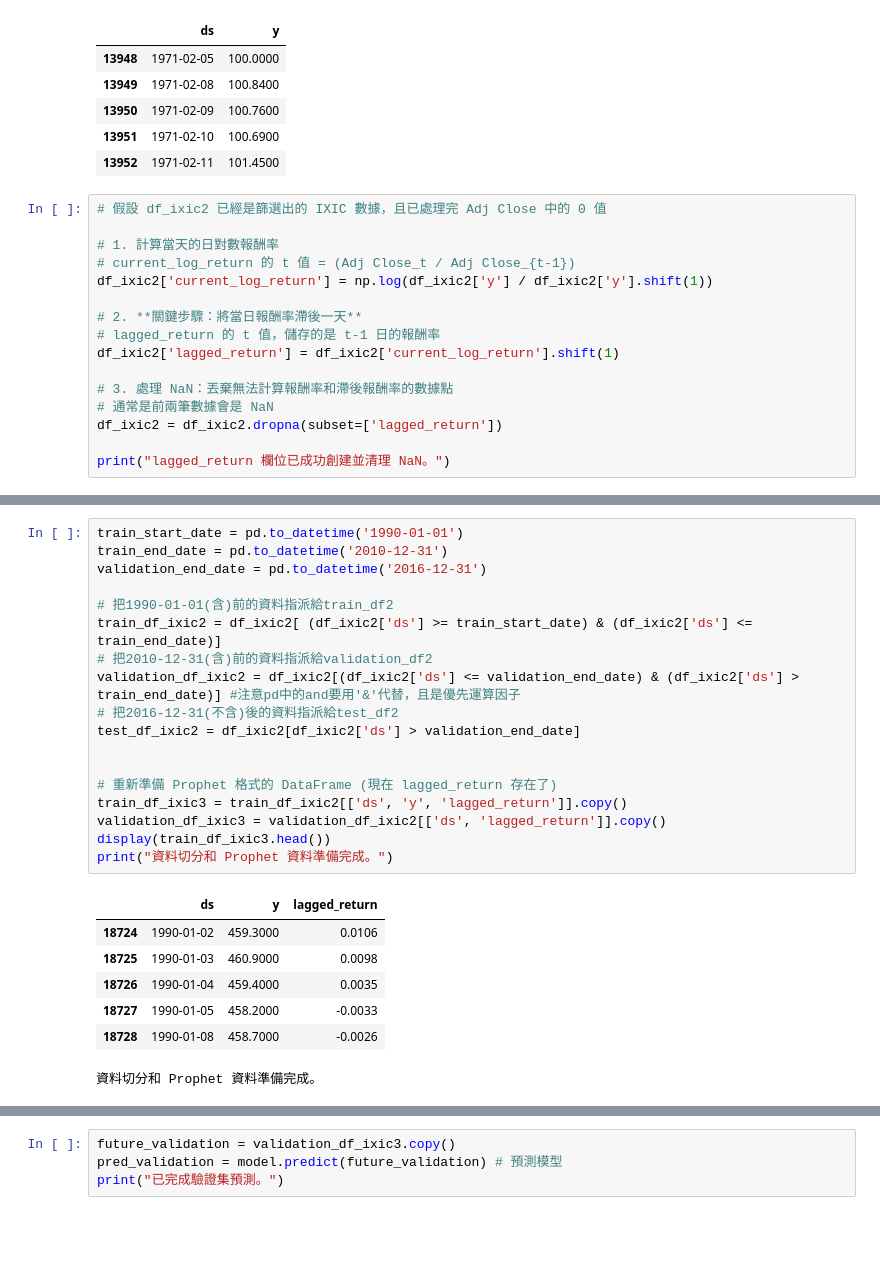
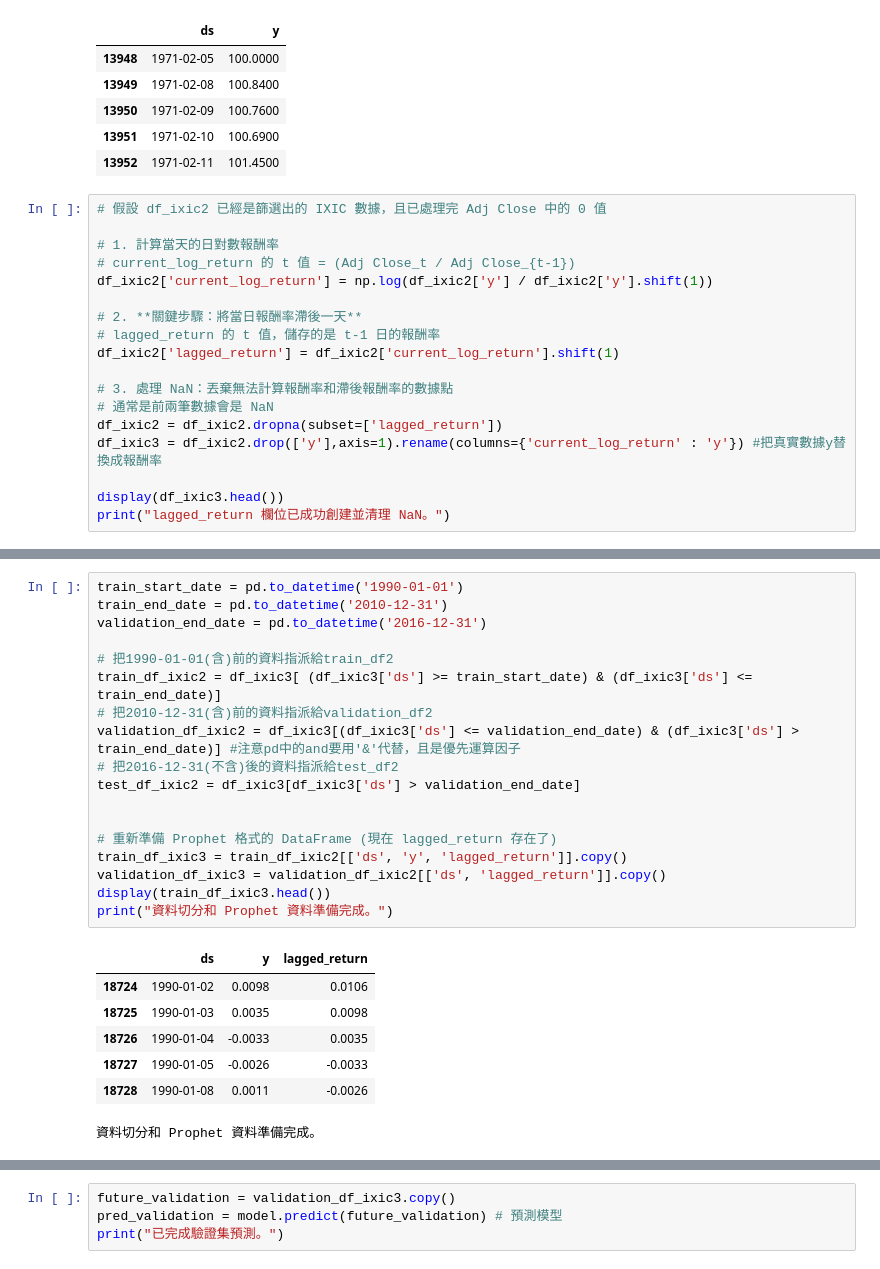
Before and after one commit to GaudiKao/learn-python-by-doing, a Jupyter notebook: Data_Structures&Alogrithms/證券交易所數據分類指數分析.ipynb, the cells around one changed output, grey strips where cells are left out. Cells and saved outputs as stored; diff of their text form; blank space fills up the shorter version.

```diff
--- a/Data_Structures&Alogrithms/證券交易所數據分類指數分析.ipynb
+++ b/Data_Structures&Alogrithms/證券交易所數據分類指數分析.ipynb
@@ -109,6 +109,8 @@ df_ixic2['lagged_return'] = df_ixic2['current_log_return'].shift(1)
 # 3. 處理 NaN：丟棄無法計算報酬率和滯後報酬率的數據點
 # 通常是前兩筆數據會是 NaN
 df_ixic2 = df_ixic2.dropna(subset=['lagged_return'])
+df_ixic3 = df_ixic2.drop(['y'],axis=1).rename(columns={'current_log_return' : 'y'}) #把真實數據y替換成報酬率
 
+display(df_ixic3.head())
 print("lagged_return 欄位已成功創建並清理 NaN。")
 # %% [output]
@@ -116,28 +124,28 @@ lagged_return 欄位已成功創建並清理 NaN。
 # %%
 train_start_date = pd.to_datetime('1990-01-01')
 train_end_date = pd.to_datetime('2010-12-31')
 validation_end_date = pd.to_datetime('2016-12-31')
 
 # 把1990-01-01(含)前的資料指派給train_df2
-train_df_ixic2 = df_ixic2[ (df_ixic2['ds'] >= train_start_date) & (df_ixic2['ds'] <= train_end_date)]
+train_df_ixic2 = df_ixic3[ (df_ixic3['ds'] >= train_start_date) & (df_ixic3['ds'] <= train_end_date)]
 # 把2010-12-31(含)前的資料指派給validation_df2
-validation_df_ixic2 = df_ixic2[(df_ixic2['ds'] <= validation_end_date) & (df_ixic2['ds'] > train_end_date)] #注意pd中的and要用'&'代替，且是優先運算因子
+validation_df_ixic2 = df_ixic3[(df_ixic3['ds'] <= validation_end_date) & (df_ixic3['ds'] > train_end_date)] #注意pd中的and要用'&'代替，且是優先運算因子
 # 把2016-12-31(不含)後的資料指派給test_df2
-test_df_ixic2 = df_ixic2[df_ixic2['ds'] > validation_end_date]
+test_df_ixic2 = df_ixic3[df_ixic3['ds'] > validation_end_date]
 
 
 # 重新準備 Prophet 格式的 DataFrame (現在 lagged_return 存在了)
 train_df_ixic3 = train_df_ixic2[['ds', 'y', 'lagged_return']].copy()
 validation_df_ixic3 = validation_df_ixic2[['ds', 'lagged_return']].copy()
 display(train_df_ixic3.head())
 print("資料切分和 Prophet 資料準備完成。")
 # %% [output]
 |  | ds | y | lagged_return |
-| 18724 | 1990-01-02 | 459.3000 | 0.0106 |
-| 18725 | 1990-01-03 | 460.9000 | 0.0098 |
-| 18726 | 1990-01-04 | 459.4000 | 0.0035 |
-| 18727 | 1990-01-05 | 458.2000 | -0.0033 |
-| 18728 | 1990-01-08 | 458.7000 | -0.0026 |
+| 18724 | 1990-01-02 | 0.0098 | 0.0106 |
+| 18725 | 1990-01-03 | 0.0035 | 0.0098 |
+| 18726 | 1990-01-04 | -0.0033 | 0.0035 |
+| 18727 | 1990-01-05 | -0.0026 | -0.0033 |
+| 18728 | 1990-01-08 | 0.0011 | -0.0026 |
 資料切分和 Prophet 資料準備完成。
 # %%
 from prophet import Prophet
```
Also changed, not shown: parts of 5 cells of this notebook.
